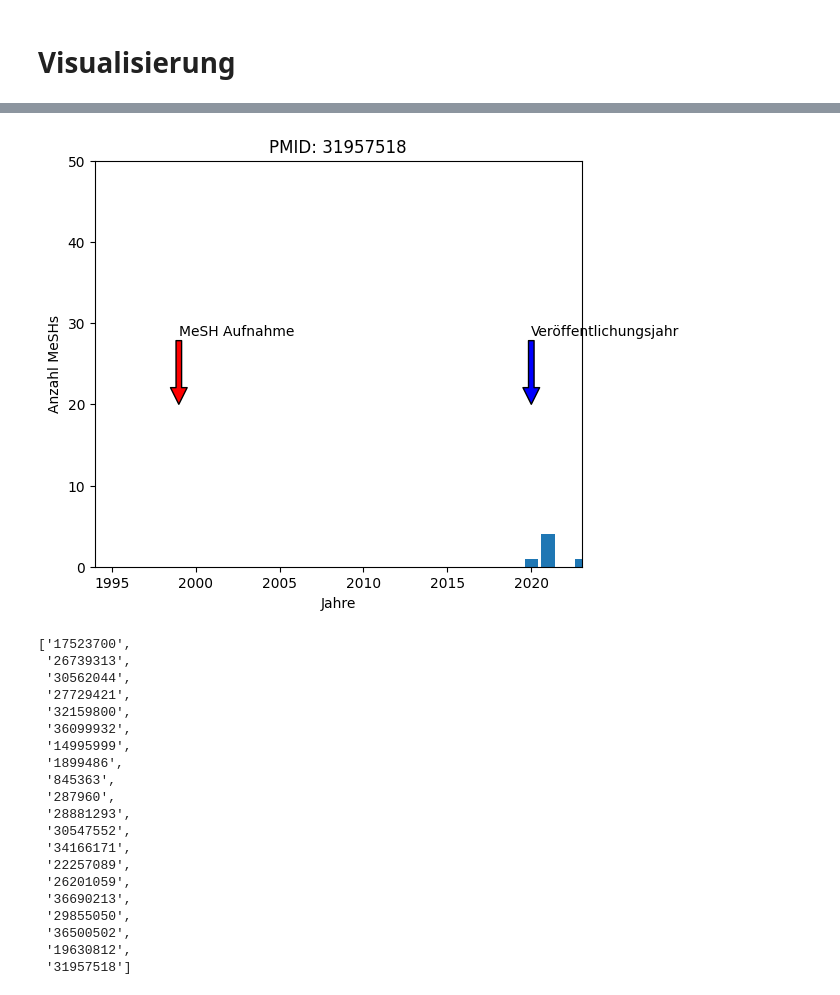
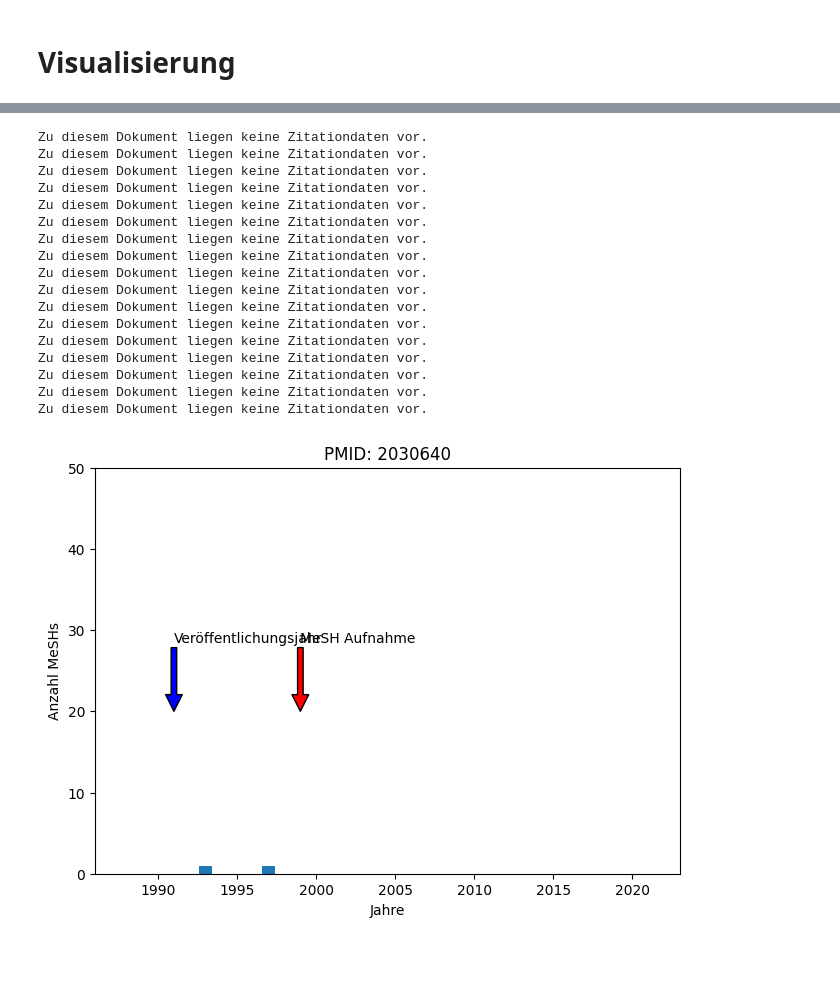
Before and after one commit to Johanna0999/MA_Code, a Jupyter notebook: idea_1.ipynb, the cells around one changed output, grey strips where cells are left out. Cells and saved outputs as stored; diff of their text form; code cells hidden in the pictures; blank space fills up the shorter version.

```diff
--- a/idea_1.ipynb
+++ b/idea_1.ipynb
@@ -84,8 +84,7 @@ def insertMeshData_db(meshUI_loc, meshTerm_loc, meshDate_loc):
 limit = 20 # API limited to first 10000 documents; esearch is a way to get all data, but u have to work on an unix environment https://dataguide.nlm.nih.gov/edirect/edirect-vs-e-utilities.html
 # Abfrage von Dokumente, die vor der Aufnahme des MeSHs veröffentlicht wurden (Von 1900 an)
 meshYear = getMeSHYear(meshUI)
-requ = requests.get("https://eutils.ncbi.nlm.nih.gov/entrez/eutils/esearch.fcgi?db=pubmed&term=("+urllib.parse.quote(meshTerm)+"[MeSH+Terms])&retmax="+str(limit)+"+AND+((\"1900\"[Date+-+Publication]+%3A+\""+str(meshYear)+"\"[Date+-+Publication]))&sort=relevance&retmode=json&offset=")
-print(requ)
+requ = requests.get("https://eutils.ncbi.nlm.nih.gov/entrez/eutils/esearch.fcgi?db=pubmed&term=("+urllib.parse.quote(meshTerm)+"[MeSH+Terms])+AND+((\"1900\"[Date+-+Publication]+%3A+\""+str(meshYear)+"\"[Date+-+Publication]))&retmax="+str(limit)+"&sort=relevance&retmode=json&offset=")
 requ_json = json.loads(requ.text)
 print(requ_json)
 pmidList = requ_json['esearchresult']['idlist']
@@ -243,7 +263,7 @@ def plotMeSHIntrosPerPmid(pmid):
           ax.set_ylabel("Anzahl MeSHs")
           ax.set_xlabel("Jahre")
           ax.set_title("PMID: " + str(pmid))
-          ax.set_xlim(meshDate-5, 2023)
+          ax.set_xlim(min(pubDate, meshDate)-5, 2023)
           ax.set_ylim(0, 50)
           ax.bar(years, counts)
           ax.annotate("Veröffentlichungsjahr",
@@ -290,27 +282,22 @@ plotMeSHIntrosPerPmid("19630812")
-# %%
-plotMeSHIntrosPerPmid("31957518")
-# %% [output]
-[figure, removed]
-# %%
-pmidList
-# %% [output]
-['17523700',
- '26739313',
- '30562044',
- '27729421',
- '32159800',
- '36099932',
- '14995999',
- '1899486',
- '845363',
- '287960',
- '28881293',
- '30547552',
- '34166171',
- '22257089',
- '26201059',
- '36690213',
- '29855050',
- '36500502',
- '19630812',
- '31957518']
+# %%
+for pmid in pmidList:
+     plotMeSHIntrosPerPmid(pmid)
+# %% [output]
+Zu diesem Dokument liegen keine Zitationdaten vor.
+Zu diesem Dokument liegen keine Zitationdaten vor.
+Zu diesem Dokument liegen keine Zitationdaten vor.
+Zu diesem Dokument liegen keine Zitationdaten vor.
+Zu diesem Dokument liegen keine Zitationdaten vor.
+Zu diesem Dokument liegen keine Zitationdaten vor.
+Zu diesem Dokument liegen keine Zitationdaten vor.
+Zu diesem Dokument liegen keine Zitationdaten vor.
+Zu diesem Dokument liegen keine Zitationdaten vor.
+Zu diesem Dokument liegen keine Zitationdaten vor.
+Zu diesem Dokument liegen keine Zitationdaten vor.
+Zu diesem Dokument liegen keine Zitationdaten vor.
+Zu diesem Dokument liegen keine Zitationdaten vor.
+Zu diesem Dokument liegen keine Zitationdaten vor.
+Zu diesem Dokument liegen keine Zitationdaten vor.
+Zu diesem Dokument liegen keine Zitationdaten vor.
+Zu diesem Dokument liegen keine Zitationdaten vor.
+[figure, added]
```
Also changed, not shown: parts of 13 cells of this notebook.
